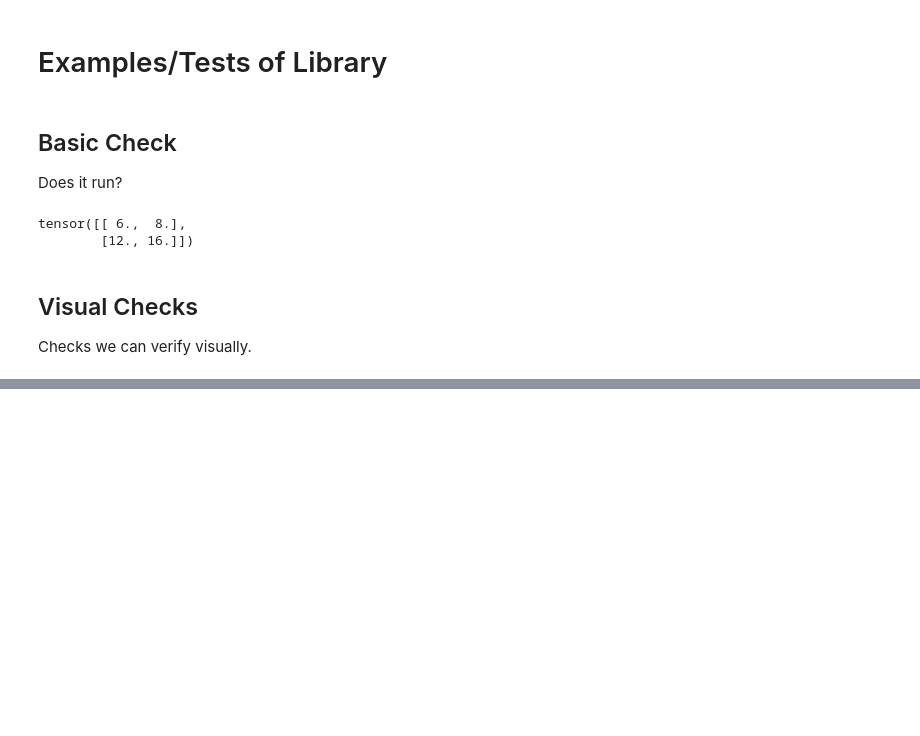
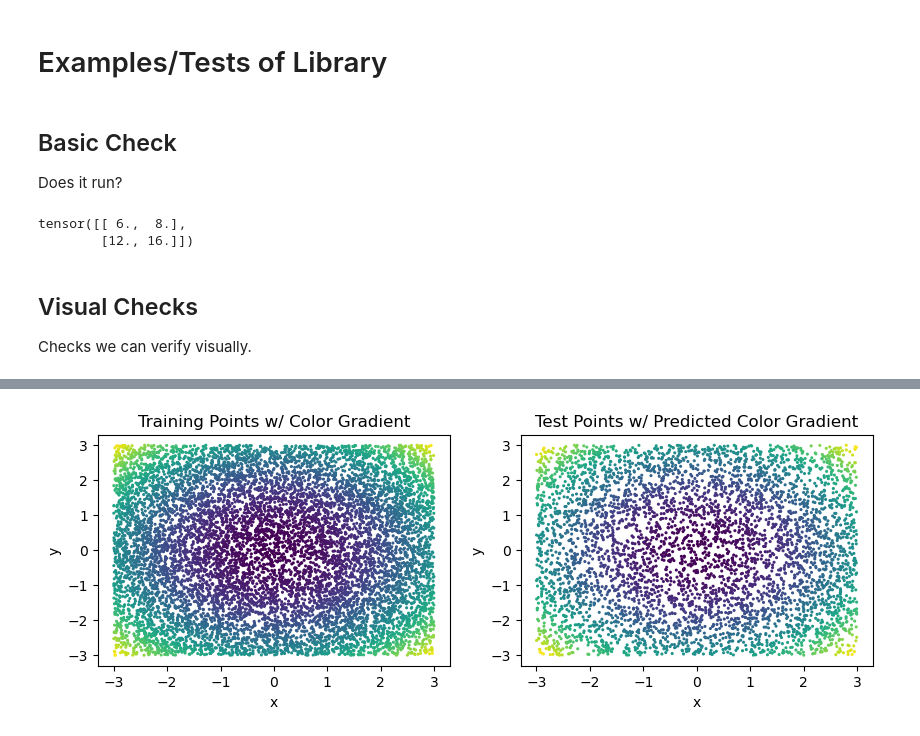
Before and after one commit to dusty-kaleidoscope/neuralnetwork, a Jupyter notebook: demo.ipynb, the cells around one changed output, grey strips where cells are left out. Cells and saved outputs as stored; diff of their text form; code cells hidden in the pictures; blank space fills up the shorter version.

```diff
--- a/demo.ipynb
+++ b/demo.ipynb
@@ -283,0 +291,95 @@ Training took 3.5957427079993067 seconds on the cpu
+# %%
+# test how well the network learns the norm function
+# predicted color gradient of test points should look similar to that of training points
+
+training_points = 10000
+
+draw_points = 5000
+
+run_regression_check = True
+
+draw = True
+
+use_gpu = False
+
+if use_gpu:
+    if torch.cuda.is_available():
+        my_device = torch.device("cuda")
+        print("Using CUDA gpu!")
+    elif torch.backends.mps.is_available():
+        my_device = torch.device("mps")
+        print("Using MPS gpu!")
+else:
+    my_device = torch.device("cpu")
+    print("Using the cpu!")
+
+if run_regression_check:
+
+
+    X_train = np.random.rand(training_points, 2) * 6 - 3
+    y_train = np.power(X_train, 2).sum(axis = 1)
+
+    X_train_formatted = torch.Tensor(X_train.T).to(my_device)
+    y_train_formatted = torch.Tensor(y_train).unsqueeze(dim = 0).to(my_device)
+
+    if draw:
+
+        fix, axes = plt.subplots(1, 2, figsize = (10, 3))
+        axes[0].scatter(X_train[ : , 0], X_train[ : , 1], cmap = "viridis", c = y_train, s = 1.5)
+        axes[0].set_title("Training Points w/ Color Gradient")
+        axes[0].set_xlabel("x")
+        axes[0].set_ylabel("y")
+
+    architecture = [
+        (2, "id"),
+        (10, "tanh"),
+        (10, "tanh"),
+        (1, "id")
+    ]
+
+    model = neuralnetwork.NeuralNetwork(architecture)
+    model.randomize_params()
+    model.to_device(my_device)
+
+    epochs = 200
+    batch_size = 32
+
+    start_time = time.perf_counter()
+
+    for i in range(epochs):
+
+
+        shuffled = torch.randperm(training_points)
+
+        X_shuffled = X_train_formatted[ : , shuffled]
+        y_shuffled = y_train_formatted[ : , shuffled]
+
+
+        X_partitions = torch.split(X_shuffled, batch_size, dim = 1)
+        y_partitions = torch.split(y_shuffled, batch_size, dim = 1)
+
+
+        for X_batch, y_batch in zip(X_partitions, y_partitions):
+
+            model.train(X_batch, y_batch, error = "mse", learning_rate = 0.1 / (i + 1))
+
+    end_time = time.perf_counter()
+
+    print(f"Training took {end_time - start_time} seconds on the {my_device}")
+
+    if draw:
+
+        X_draw = np.random.rand(draw_points, 2) * 6 - 3
+        X_draw_formatted = torch.Tensor(X_draw.T).to(my_device)
+
+        y_draw = np.power(X_draw, 2).sum(axis = 1)
+        y_draw_pred = model.predict(X_draw_formatted).cpu().squeeze()
+        y_draw_pred = np.array([i.item() for i in y_draw_pred])
+
+        axes[1].scatter(X_draw[ : , 0], X_draw[ : , 1], cmap = "viridis", c = y_draw_pred, s = 1.5)
+        axes[1].set_title("Test Points w/ Predicted Color Gradient")
+        axes[1].set_xlabel("x")
+        axes[1].set_ylabel("y")
+
+        print(f"The MSE is {np.power((y_draw - y_draw_pred), 2).mean()}")
+# %% [output]
@@ -283,0 +389 @@ Training took 3.5957427079993067 seconds on the cpu
+[figure, added]
```
Also changed, not shown: parts of 6 cells of this notebook, 3 other files.
